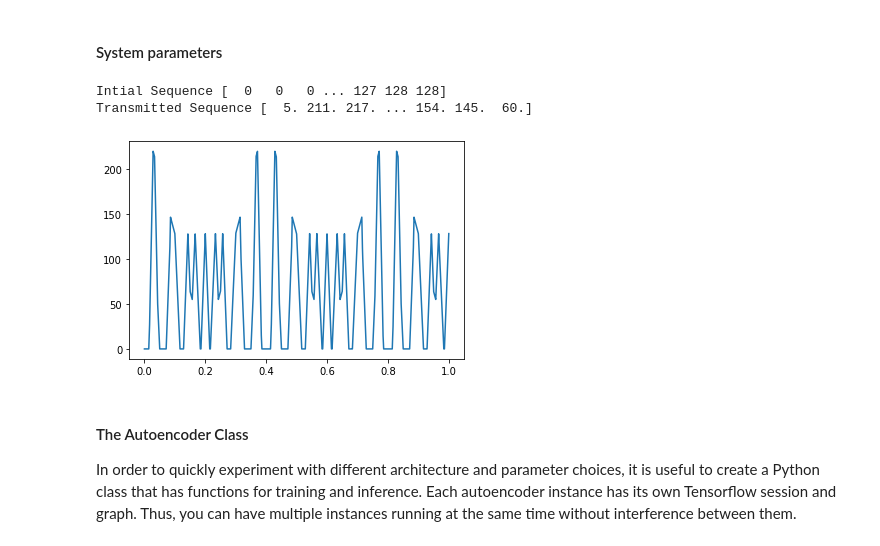
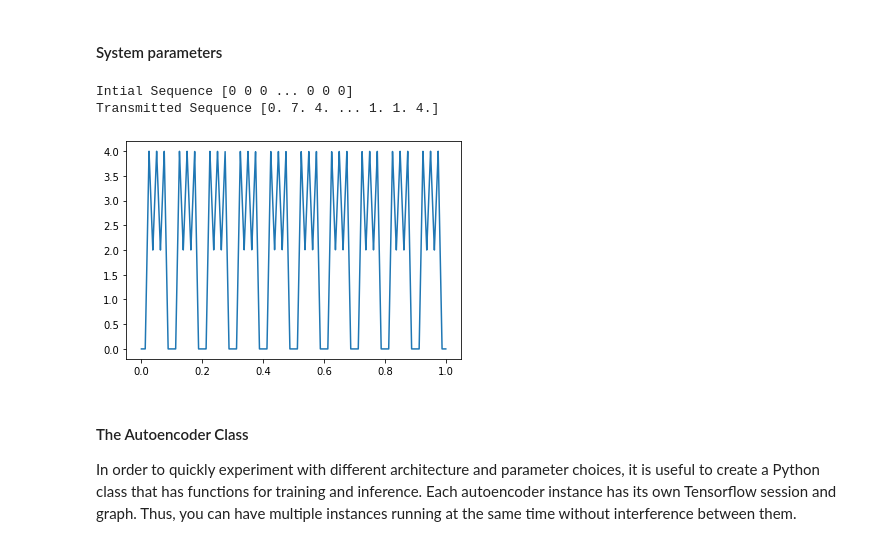
Before and after one commit to neelabhro/Deep-Learning-based-Wireless-Communications, a Jupyter notebook: Rayleigh_COLAB_Loss_Func.ipynb, the cells around one changed output. Cells and saved outputs as stored; diff of their text form; code cells hidden in the pictures.

```diff
--- a/Rayleigh_COLAB_Loss_Func.ipynb
+++ b/Rayleigh_COLAB_Loss_Func.ipynb
@@ -31,7 +30,7 @@ batch_size = 10000
 #plt.plot(t, tr)
 T1 = random.randint(1, 10)
 T2 = random.randint(1, 10)
-M = 256
+M = 8
 t = np.linspace(0, 1, batch_size)
 triangle1 = signal.sawtooth(T1 * np.pi * 5 * t, 0.5)
 triangle1 = M/2*(triangle1)
@@ -60,39 +59,39 @@ replacements = dict(zip(rp1,rp2))
 replacer = replacements.get
 #tr = ([replacer(n, n) for n in tr])
 #tr2 = ([replacer(n, n) for n in triangle3])
-tr = np.floor(np.random.uniform(0,M, 100000))
+tr = np.floor(np.random.uniform(0,M, 10000))
 print('Transmitted Sequence', tr)
 #plt.plot(t, tr)
 #plt.legend(['Input signal', 'Quantized and bit flipped'])
 
 #s_ind = np.empty(shape=(M,batch_size))
 s_ind = {}
 for j in range(M):
   s_ind[j] = [i for i, x in enumerate(tr) if x == j]
 
 #s_ind = np.where(tr == 1)[0]
 #  s_ind[j] = np.where(tr == j)
 #s_ind_0 = [i for i, x in enumerate(tr) if x == 0]
 #s_ind_1 = [i for i, x in enumerate(tr) if x == 1]
 #s_ind_2 = [i for i, x in enumerate(tr) if x == 2]
 #s_ind_3 = [i for i, x in enumerate(tr) if x == 3]
 #s_ind_4 = [i for i, x in enumerate(tr) if x == 4]
 #s_ind_5 = [i for i, x in enumerate(tr) if x == 5]
 #s_ind_6 = [i for i, x in enumerate(tr) if x == 6]
 #s_ind_7 = [i for i, x in enumerate(tr) if x == 7]
 #s_ind_8 = [i for i, x in enumerate(tr) if x == 8]
 #s_ind_9 = [i for i, x in enumerate(tr) if x == 9]
 #s_ind_10 = [i for i, x in enumerate(tr) if x == 10]
 #s_ind_11 = [i for i, x in enumerate(tr) if x == 11]
 #s_ind_12 = [i for i, x in enumerate(tr) if x == 12]
 #s_ind_13 = [i for i, x in enumerate(tr) if x == 13]
 #s_ind_14 = [i for i, x in enumerate(tr) if x == 14]
 #s_ind_15 = [i for i, x in enumerate(tr) if x == 15]
 #print(s_ind[15])
 #print(s_ind_0)
 #print([tr[x] for x in s_ind_0])
 # %% [output]
-Intial Sequence [  0   0   0 ... 127 128 128]
-Transmitted Sequence [  5. 211. 217. ... 154. 145.  60.]
+Intial Sequence [0 0 0 ... 0 0 0]
+Transmitted Sequence [0. 7. 4. ... 1. 1. 4.]
-[figure, old version]
+[figure, new version]
 # %%
```
Also changed, not shown: parts of 11 cells of this notebook.
